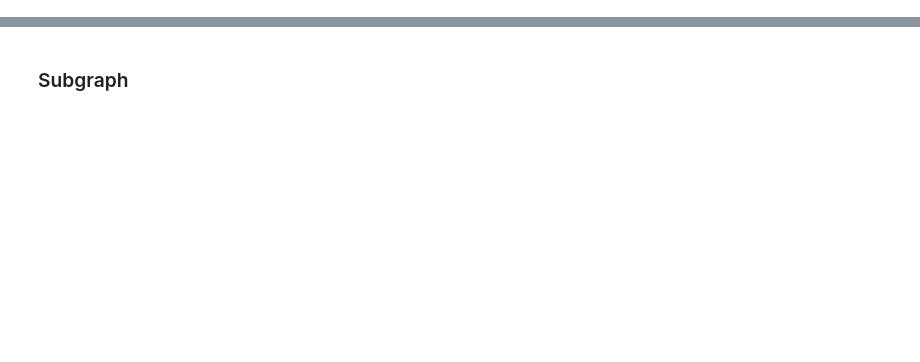
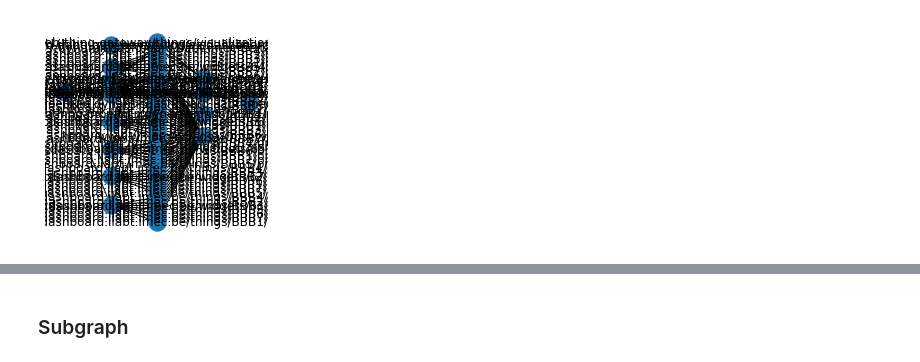
Before and after one commit to predict-idlab/VisCARS, a Jupyter notebook: notebooks/explainability.ipynb, the cells around one changed output, grey strips where cells are left out. Cells and saved outputs as stored; diff of their text form; code cells hidden in the pictures; blank space fills up the shorter version.

```diff
--- a/notebooks/explainability.ipynb
+++ b/notebooks/explainability.ipynb
@@ -85,2 +123,8 @@ print(len(shortest_paths), shortest_paths)
+# %%
+shortest_paths = list(nx.all_shortest_paths(networkx_graph, source=URIRef('http://localhost/web-thing-gateway/things/visualizations/multiple-time-series-line-chart-with-time-range-selector'), target=URIRef(cid[0])))
+
+visualize_graph_paths(shortest_paths, horizontal_layout=True)
+# %% [output]
+[figure, added]
 # %%
 shortest_paths = list(nx.all_shortest_paths(networkx_graph, source=URIRef('http://localhost/web-thing-gateway/things/visualizations/traditional-gauge'), target=URIRef(uid[0])))
```
Also changed, not shown: parts of 9 cells of this notebook, 2 other files.
